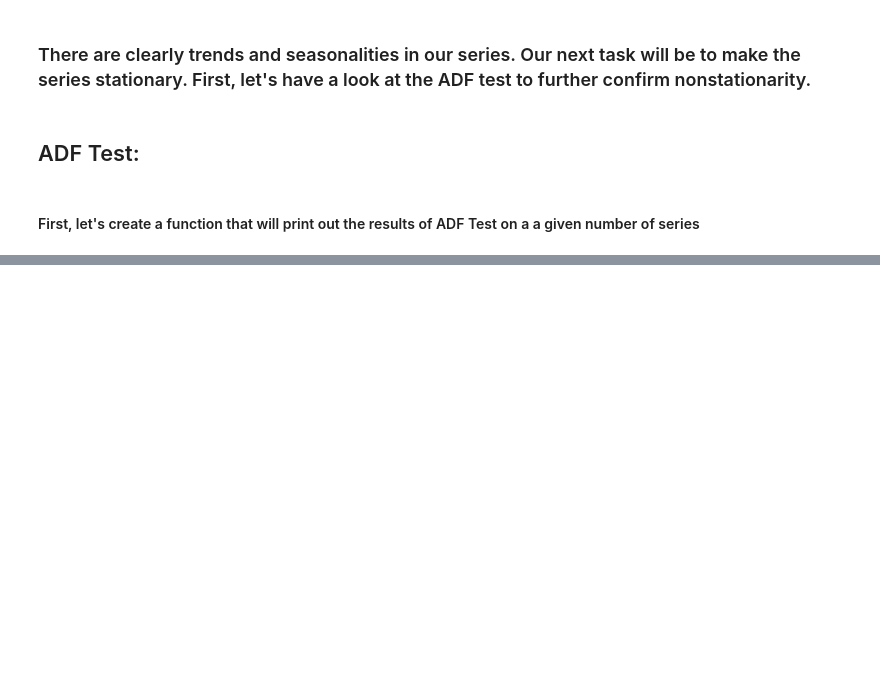
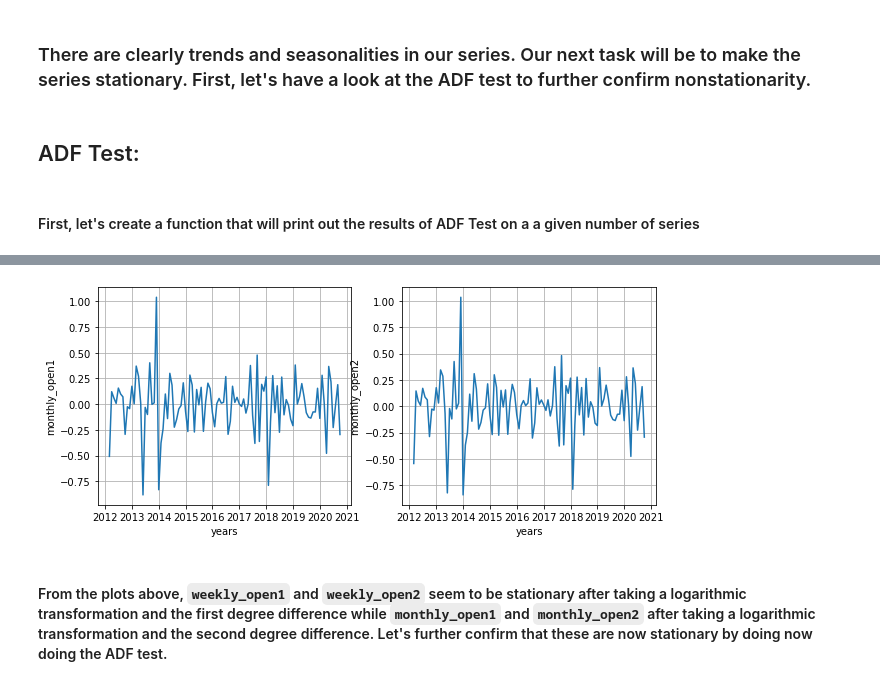
Before and after one commit to HamoyeHQ/05-bitcoin-trading, a Jupyter notebook: Open column time series.ipynb, the cells around one changed output, grey strips where cells are left out. Saved outputs shown, nothing was run; the diff lists cells and outputs as text; code cells hidden in the pictures; blank space fills up the shorter version.

`````diff
--- a/Open column time series.ipynb
+++ b/Open column time series.ipynb
@@ -502,0 +530,6 @@ critical values:
+# %%
+stationary_monthly1, stationary_monthly2 = remove_trend_and_season(list(series.keys())[1::2], 2)
+# %% [output]
+[figure, added]
+# %% [markdown]
+#### From the plots above, ````weekly_open1```` and ````weekly_open2```` seem to be stationary after taking a logarithmic transformation and the first degree difference while ````monthly_open1```` and ````monthly_open2```` after taking a logarithmic transformation and the second degree difference. Let's further confirm that these are now stationary by doing now doing the ADF test.
`````
Also changed, not shown: parts of 10 cells of this notebook.
